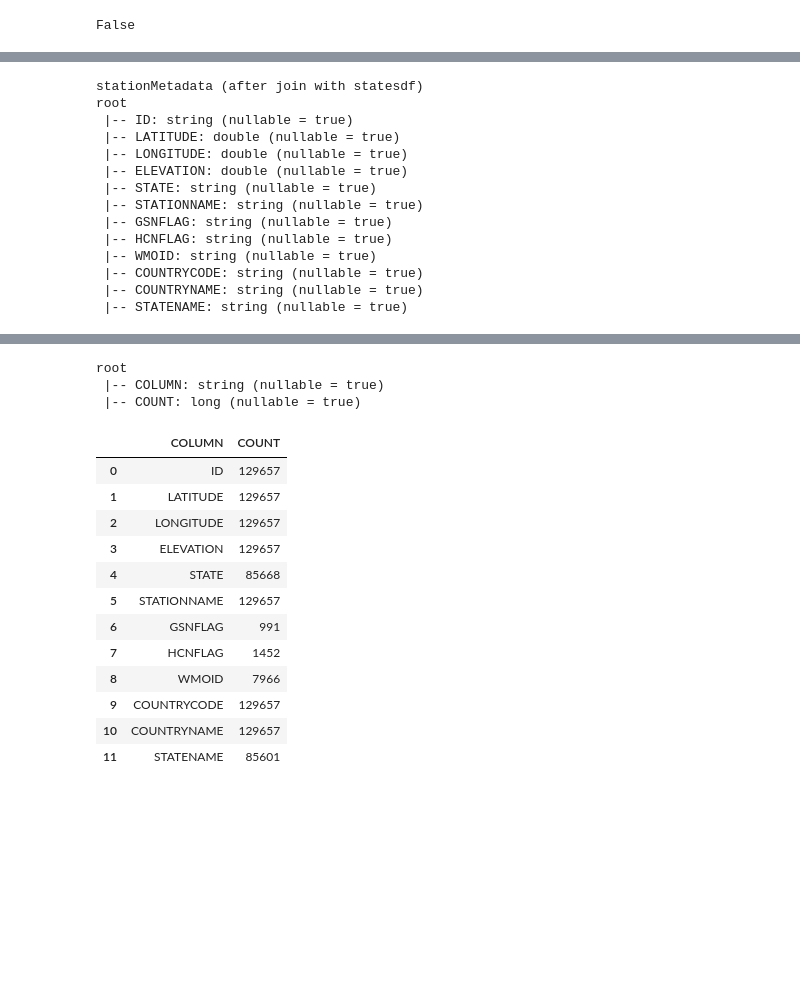
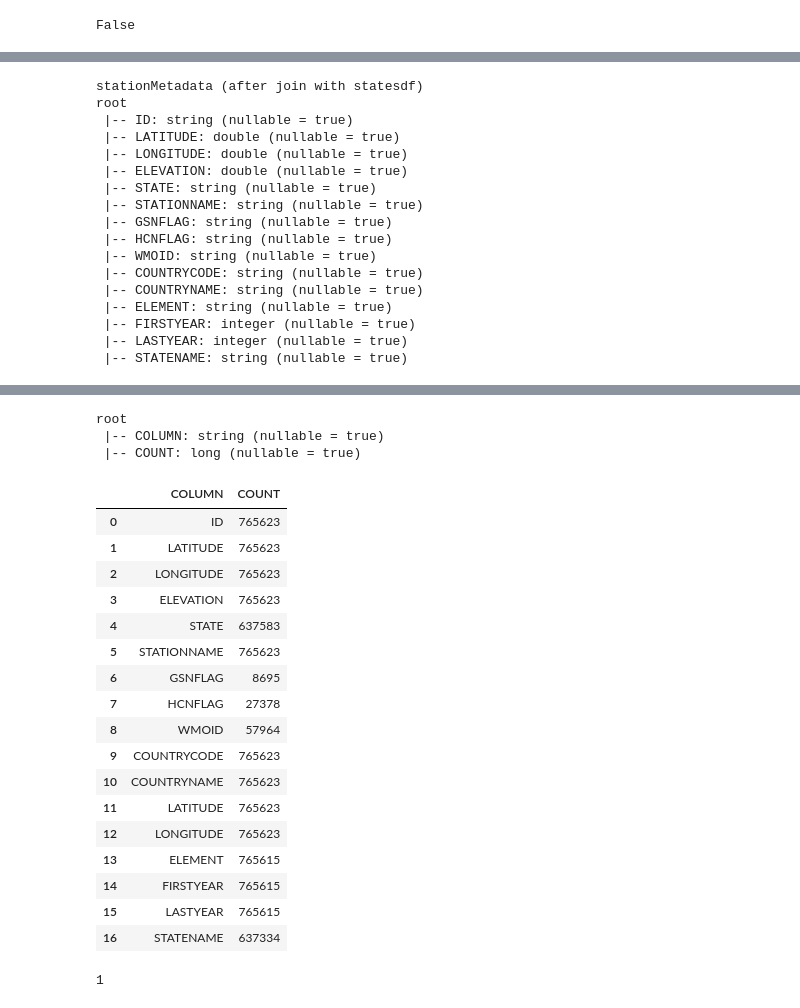
Before and after one commit to david-ewing-nz/ghcn-spark-analysis, a Jupyter notebook: notebooks/01_ghcn2_explore.ipynb, the cells around one changed output, grey strips where cells are left out. Saved outputs shown, nothing was run; the diff lists cells and outputs as text; code cells hidden in the pictures; blank space fills up the shorter version.

```diff
--- a/notebooks/01_ghcn2_explore.ipynb
+++ b/notebooks/01_ghcn2_explore.ipynb
@@ -404,13 +435,13 @@ dWritePQ: path = wasbs://campus-user@madsstorage002.blob.core.windows.net/dew59/
 ⚠️ b = 0: SKIPPED WRITE TO: wasbs://campus-user@madsstorage002.blob.core.windows.net/dew59/STATIONS-metadata.parquet
 False
 # %%
-# inventory
+# inventory then Countrycode ?- lets wait , country code could have been done earlier but it didnt look good
 
 dprintf(1,"inventoryRawdf")
 inventoryRawdf = dReadTEXT(1, TXTPathRawInventory)
 
 inventorydf = inventoryRawdf.select(
-    F.substring("value", 1, 11).alias("ID"),
+    F.substring("value", 1, 11).alias("CODE"),
     F.substring("value", 13, 8).cast("double").alias("LATITUDE"),
     F.substring("value", 22, 9).cast("double").alias("LONGITUDE"),
     F.substring("value", 32, 4).alias("ELEMENT"),
@@ -634,10 +668,10 @@ root
 # %%
-temp1MD  = stationsdf.join(
+temp1dfCountry  = stationsdf.join(
     countriesdf,
     stationsdf["COUNTRYCODE"] == countriesdf["CODE"],
     "left"
 ).drop("CODE").withColumnRenamed("NAME","COUNTRYNAME")
 
-dprintf(1, "temp1MD (after join with countriesdf)")
-hprintf(DEEBUG, temp1MD)
+dprintf(1, "temp1dfCountry (after join with countriesdf)")
+hprintf(DEEBUG, temp1dfCountry)
 # %% [output]
@@ -662,0 +698,14 @@ root
+# %%
+# Join 1: Add COUNTRYNAME from countriesdf
+
+temp = inventorydf.withColumnRenamed("LATITUDE","DUMMY1").withColumnRenamed("LONGITUDE","DUMMY2")
+hprintf(DEEBUG, temp)
+hprintf(DEEBUG, inventorydf)
+temp2dfInventory  = temp1dfCountry.join(
+    temp,
+    stationsdf["ID"] == temp["CODE"],
+    "left"
+).drop("CODE", "DUMMY1","DUMMY2") #.withColumnRenamed("NAME","COUNTRYNAME")
+
+dprintf(1, "temp2dfInventory (after join with inventorydf)")
+hprintf(DEEBUG, temp2dfInventory)
@@ -663,10 +762,10 @@ root
 # %%
-dprintf(1, "temp1MD (before join with statesdf)")
-hprintf(DEEBUG, temp1MD)
+dprintf(1, "temp2dfInventory (before join with statesdf)")
+hprintf(DEEBUG, temp2dfInventory)
 
-stationMetadata = temp1MD.join(
+stationMetadata = temp2dfInventory.join(
     statesdf,
-    temp1MD["STATE"] == statesdf["CODE"],
+    temp2dfInventory["STATE"] == statesdf["CODE"],
     "left"
 ).drop("CODE").withColumnRenamed("NAME","STATENAME")
 
@@ -760,12 +827,12 @@ root
 # %%
 
 dprintf(1, "stationMetadata (after join with statesdf)")
-hprintf(DEEBUG, stationMetadata)
+hprintf(DEEBUG, stationMetadata )
 
 
 cols = ["ID", "LATITUDE", "LONGITUDE", "ELEVATION", "STATE", "STATIONNAME",
-        "GSNFLAG", "HCNFLAG", "WMOID", "COUNTRYCODE", "COUNTRYNAME", "STATENAME"]
-
+       "GSNFLAG", "HCNFLAG", "WMOID", "COUNTRYCODE", "COUNTRYNAME",
+       "LATITUDE", "LONGITUDE", "ELEMENT", "FIRSTYEAR", "LASTYEAR", "STATENAME"]
 
 results = []
 
@@ -793,5 +860,8 @@ root
  |-- WMOID: string (nullable = true)
  |-- COUNTRYCODE: string (nullable = true)
  |-- COUNTRYNAME: string (nullable = true)
+ |-- ELEMENT: string (nullable = true)
+ |-- FIRSTYEAR: integer (nullable = true)
+ |-- LASTYEAR: integer (nullable = true)
  |-- STATENAME: string (nullable = true)
 |  | ID | LATITUDE | LONGITUDE | ELEVATION | STATE | STATIONNAME | GSNFLAG | HCNFLAG | WMOID | COUNTRYCODE | ... |
@@ -803,19 +873,25 @@ root
 root
  |-- COLUMN: string (nullable = true)
  |-- COUNT: long (nullable = true)
 |  | COLUMN | COUNT |
-| 0 | ID | 129657 |
-| 1 | LATITUDE | 129657 |
-| 2 | LONGITUDE | 129657 |
-| 3 | ELEVATION | 129657 |
-| 4 | STATE | 85668 |
-| 5 | STATIONNAME | 129657 |
-| 6 | GSNFLAG | 991 |
-| 7 | HCNFLAG | 1452 |
-| 8 | WMOID | 7966 |
-| 9 | COUNTRYCODE | 129657 |
-| 10 | COUNTRYNAME | 129657 |
-| 11 | STATENAME | 85601 |
+| 0 | ID | 765623 |
+| 1 | LATITUDE | 765623 |
+| 2 | LONGITUDE | 765623 |
+| 3 | ELEVATION | 765623 |
+| 4 | STATE | 637583 |
+| 5 | STATIONNAME | 765623 |
+| 6 | GSNFLAG | 8695 |
+| 7 | HCNFLAG | 27378 |
+| 8 | WMOID | 57964 |
+| 9 | COUNTRYCODE | 765623 |
+| 10 | COUNTRYNAME | 765623 |
+| 11 | LATITUDE | 765623 |
+| 12 | LONGITUDE | 765623 |
+| 13 | ELEMENT | 765615 |
+| 14 | FIRSTYEAR | 765615 |
+| 15 | LASTYEAR | 765615 |
+| 16 | STATENAME | 637334 |
+1
 # %%
 # CELL 8 Q3(B): Extract Country Name from stationMetadata
 # CELL 8 Q3(B):
```
Also changed, not shown: parts of 22 cells of this notebook, 1 other file.
